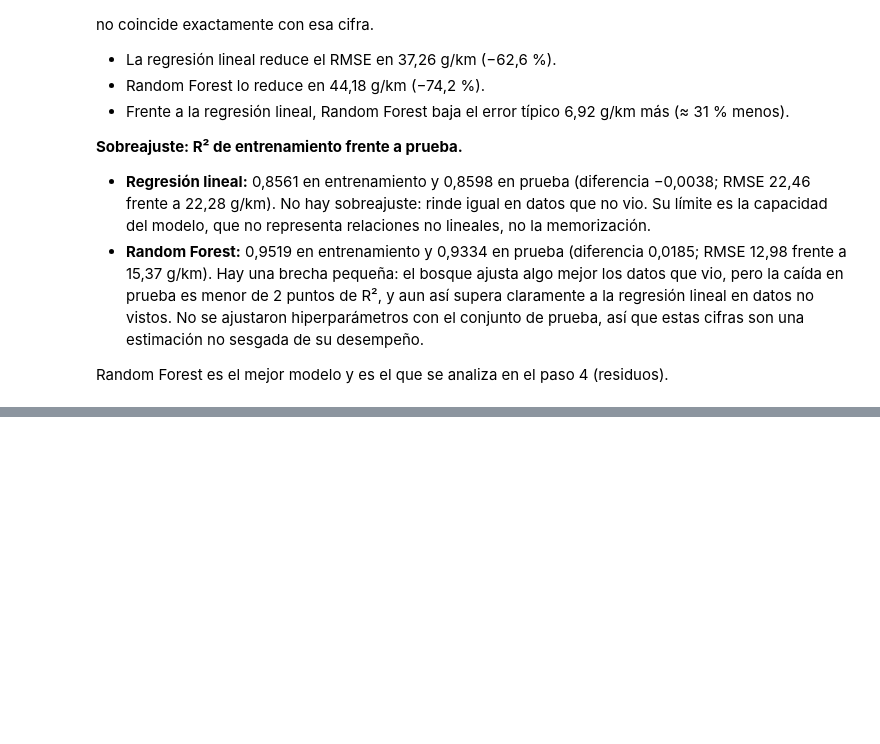
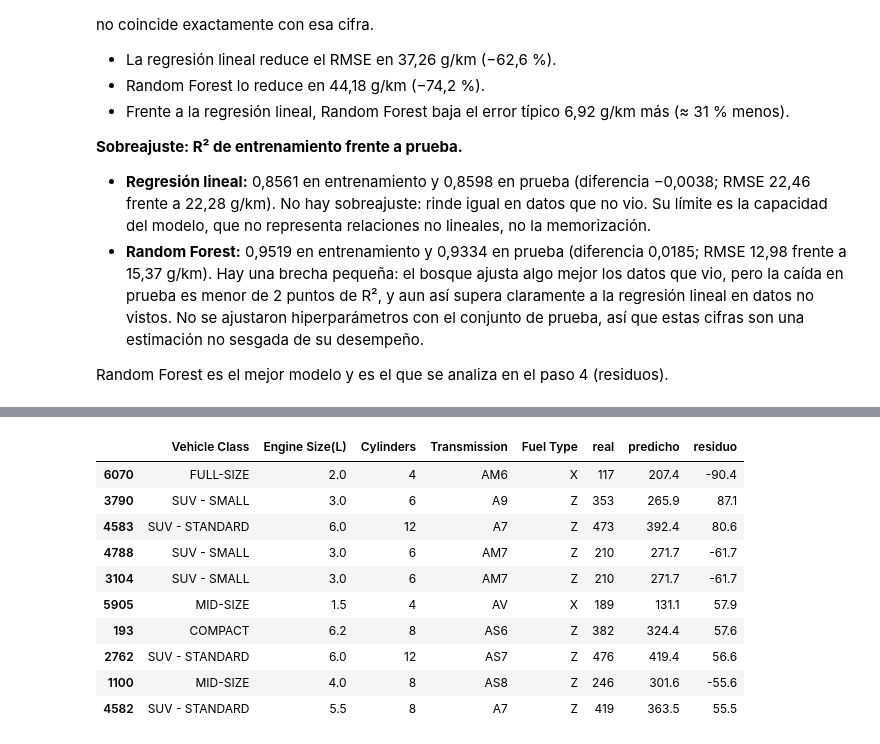
Before and after one commit to mikecrv2019-bit/MAESTRIA-IA, a Jupyter notebook: MAI540_Modulo 4_Tarea 4.2_Herramienta de Regresión Auditada/Herramienta_Regresion_CO2.ipynb, the cells around one changed output, grey strips where cells are left out. Saved outputs shown, nothing was run; the diff lists cells and outputs as text; code cells hidden in the pictures; blank space fills up the shorter version.

```diff
--- a/MAI540_Modulo 4_Tarea 4.2_Herramienta de Regresión Auditada/Herramienta_Regresion_CO2.ipynb
+++ b/MAI540_Modulo 4_Tarea 4.2_Herramienta de Regresión Auditada/Herramienta_Regresion_CO2.ipynb
@@ -285,0 +396,17 @@ Random Forest es el mejor modelo y es el que se analiza en el paso 4 (residuos).
+# %%
+# Los 10 residuos más grandes en valor absoluto (solo especificaciones, sin Make/Model)
+extremos = X_test.assign(real=y_test, predicho=pred.round(1), residuo=res.round(1)) \
+    .reindex(res.abs().sort_values(ascending=False).index).head(10)
+extremos
+# %% [output]
+|  | Vehicle Class | Engine Size(L) | Cylinders | Transmission | Fuel Type | real | predicho | residuo |
+| 6070 | FULL-SIZE | 2.0 | 4 | AM6 | X | 117 | 207.4 | -90.4 |
+| 3790 | SUV - SMALL | 3.0 | 6 | A9 | Z | 353 | 265.9 | 87.1 |
+| 4583 | SUV - STANDARD | 6.0 | 12 | A7 | Z | 473 | 392.4 | 80.6 |
+| 4788 | SUV - SMALL | 3.0 | 6 | AM7 | Z | 210 | 271.7 | -61.7 |
+| 3104 | SUV - SMALL | 3.0 | 6 | AM7 | Z | 210 | 271.7 | -61.7 |
+| 5905 | MID-SIZE | 1.5 | 4 | AV | X | 189 | 131.1 | 57.9 |
+| 193 | COMPACT | 6.2 | 8 | AS6 | Z | 382 | 324.4 | 57.6 |
+| 2762 | SUV - STANDARD | 6.0 | 12 | AS7 | Z | 476 | 419.4 | 56.6 |
+| 1100 | MID-SIZE | 4.0 | 8 | AS8 | Z | 246 | 301.6 | -55.6 |
+| 4582 | SUV - STANDARD | 5.5 | 8 | A7 | Z | 419 | 363.5 | 55.5 |
```
Also changed, not shown: parts of 11 cells of this notebook, 2 other files.
